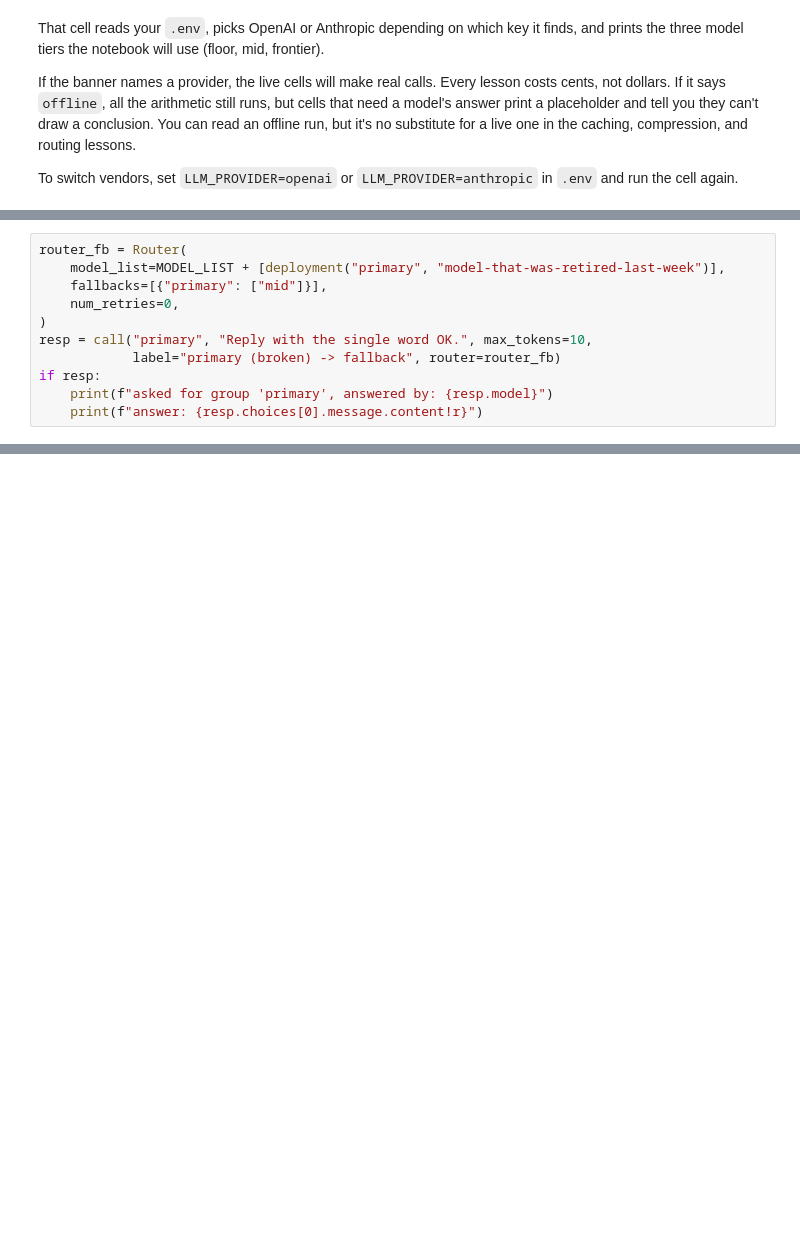
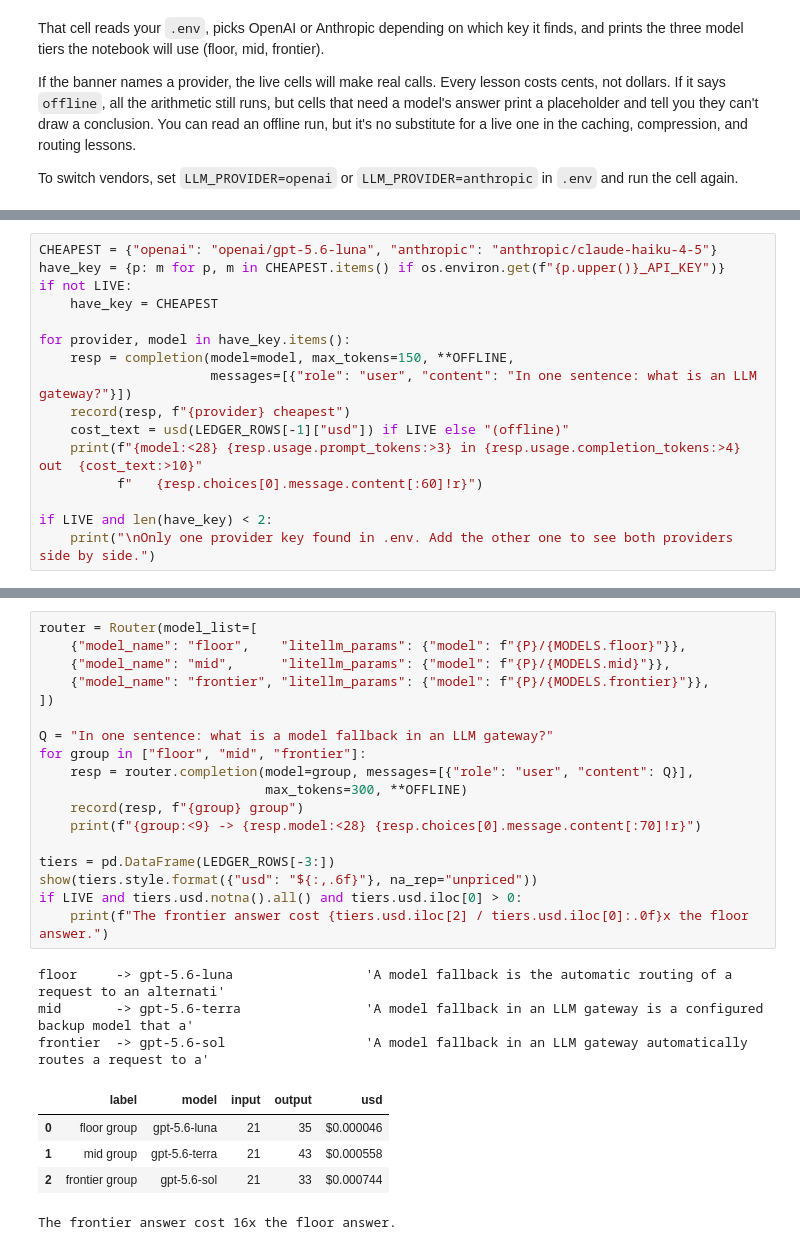
Before and after one commit to tatwan/ai_cost_management_course, a Jupyter notebook: notebooks/08_litellm_gateway.ipynb, the cells around one changed output, grey strips where cells are left out. Cells and saved outputs as stored; diff of their text form; blank space fills up the shorter version.

```diff
--- a/notebooks/08_litellm_gateway.ipynb
+++ b/notebooks/08_litellm_gateway.ipynb
@@ -169,11 +84,0 @@ Watch which model actually answers.
-# %%
-router_fb = Router(
-    model_list=MODEL_LIST + [deployment("primary", "model-that-was-retired-last-week")],
-    fallbacks=[{"primary": ["mid"]}],
-    num_retries=0,
-)
-resp = call("primary", "Reply with the single word OK.", max_tokens=10,
-            label="primary (broken) -> fallback", router=router_fb)
-if resp:
-    print(f"asked for group 'primary', answered by: {resp.model}")
-    print(f"answer: {resp.choices[0].message.content!r}")
@@ -430,0 +152,16 @@ List the model ids hard-coded in your applications and replace them with two or
+# %%
+CHEAPEST = {"openai": "openai/gpt-5.6-luna", "anthropic": "anthropic/claude-haiku-4-5"}
+have_key = {p: m for p, m in CHEAPEST.items() if os.environ.get(f"{p.upper()}_API_KEY")}
+if not LIVE:
+    have_key = CHEAPEST
+
+for provider, model in have_key.items():
+    resp = completion(model=model, max_tokens=150, **OFFLINE,
+                      messages=[{"role": "user", "content": "In one sentence: what is an LLM gateway?"}])
+    record(resp, f"{provider} cheapest")
+    cost_text = usd(LEDGER_ROWS[-1]["usd"]) if LIVE else "(offline)"
+    print(f"{model:<28} {resp.usage.prompt_tokens:>3} in {resp.usage.completion_tokens:>4} out  {cost_text:>10}"
+          f"   {resp.choices[0].message.content[:60]!r}")
+
+if LIVE and len(have_key) < 2:
+    print("\nOnly one provider key found in .env. Add the other one to see both providers side by side.")
@@ -430,0 +225,27 @@ List the model ids hard-coded in your applications and replace them with two or
+# %%
+router = Router(model_list=[
+    {"model_name": "floor",    "litellm_params": {"model": f"{P}/{MODELS.floor}"}},
+    {"model_name": "mid",      "litellm_params": {"model": f"{P}/{MODELS.mid}"}},
+    {"model_name": "frontier", "litellm_params": {"model": f"{P}/{MODELS.frontier}"}},
+])
+
+Q = "In one sentence: what is a model fallback in an LLM gateway?"
+for group in ["floor", "mid", "frontier"]:
+    resp = router.completion(model=group, messages=[{"role": "user", "content": Q}],
+                             max_tokens=300, **OFFLINE)
+    record(resp, f"{group} group")
+    print(f"{group:<9} -> {resp.model:<28} {resp.choices[0].message.content[:70]!r}")
+
+tiers = pd.DataFrame(LEDGER_ROWS[-3:])
+show(tiers.style.format({"usd": "${:,.6f}"}, na_rep="unpriced"))
+if LIVE and tiers.usd.notna().all() and tiers.usd.iloc[0] > 0:
+    print(f"The frontier answer cost {tiers.usd.iloc[2] / tiers.usd.iloc[0]:.0f}x the floor answer.")
+# %% [output]
+floor     -> gpt-5.6-luna                 'A model fallback is the automatic routing of a request to an alternati'
+mid       -> gpt-5.6-terra                'A model fallback in an LLM gateway is a configured backup model that a'
+frontier  -> gpt-5.6-sol                  'A model fallback in an LLM gateway automatically routes a request to a'
+|  | label | model | input | output | usd |
+| 0 | floor group | gpt-5.6-luna | 21 | 35 | $0.000046 |
+| 1 | mid group | gpt-5.6-terra | 21 | 43 | $0.000558 |
+| 2 | frontier group | gpt-5.6-sol | 21 | 33 | $0.000744 |
+The frontier answer cost 16x the floor answer.
```
Also changed, not shown: parts of 52 cells of this notebook.
